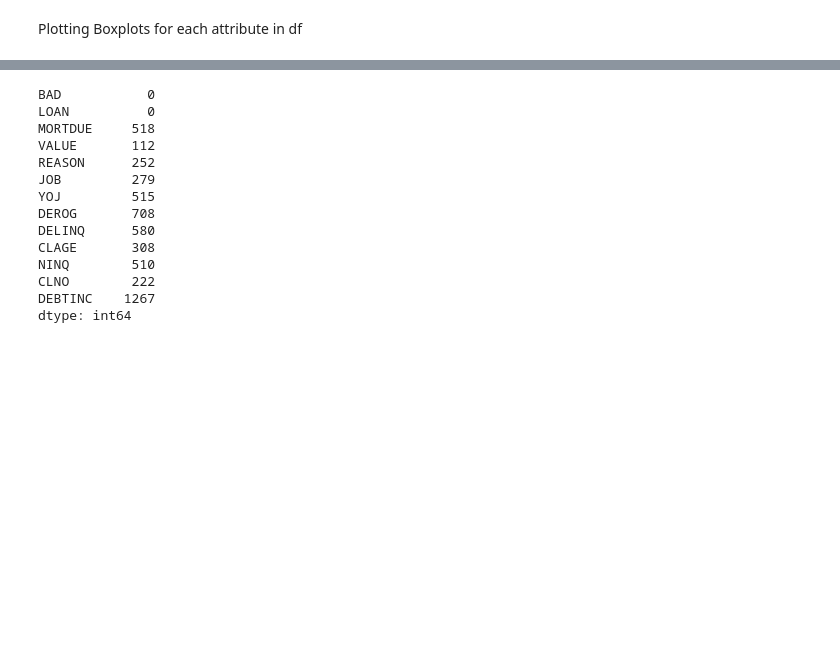
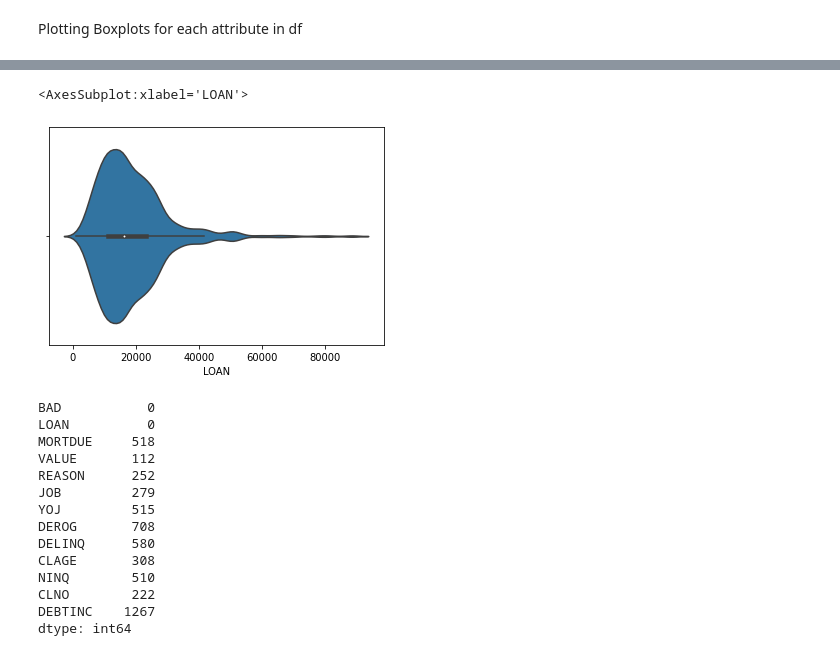
Before and after one commit to akhil14shukla/IME672A-Course-Project, a Jupyter notebook: main.ipynb, the cells around one changed output, grey strips where cells are left out. Saved outputs shown, nothing was run; the diff lists cells and outputs as text; code cells hidden in the pictures; blank space fills up the shorter version.

```diff
--- a/main.ipynb
+++ b/main.ipynb
@@ -80,3 +89,8 @@ plt.show()
+# %%
+sns.violinplot(df["LOAN"])
+# %% [output]
+<AxesSubplot:xlabel='LOAN'>
+[figure, added]
 # %%
 # Calculating the number of missing values in each attributes
 print(df.isna().sum())
```
Also changed, not shown: parts of 11 cells of this notebook.
